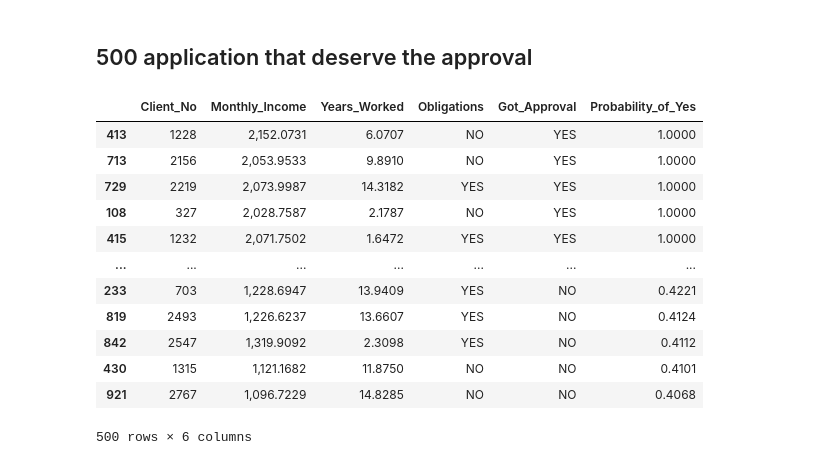
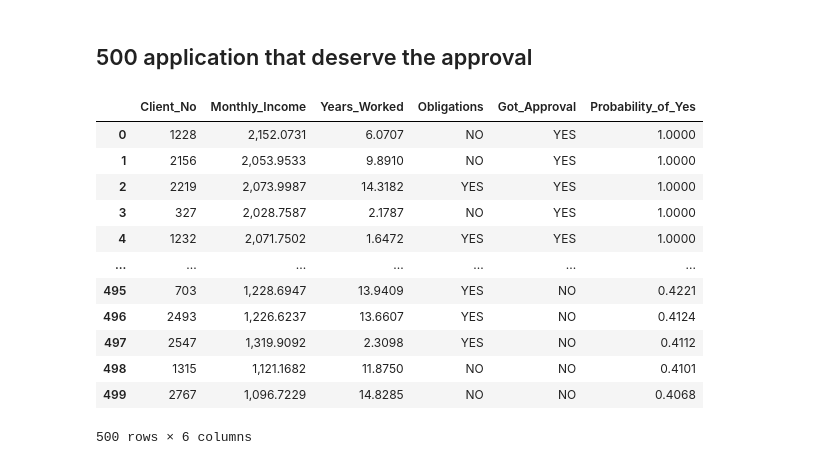
Before and after one commit to poddardelhi/Credit_modeller, a Jupyter notebook: Credit_Analysis.ipynb, the cells around one changed output. Drawn from its saved outputs; the diff is of its cells as text; code cells hidden in the pictures.

```diff
--- a/Credit_Analysis.ipynb
+++ b/Credit_Analysis.ipynb
@@ -573,19 +577,19 @@ df_new_app_LR.loc[df_new_app_LR['Client_No']==200]
 # %%
 pd.options.display.float_format = '{:20,.4f}'.format
 # %%
-df_500_new_app = df_new_app_LR.sort_values(by='Probability_of_Yes', ascending= False)
+df_500_new_app = df_new_app_LR.sort_values(by='Probability_of_Yes', ascending= False, ignore_index= True)
 df_500_new_app.head(500)
 # %% [output]
 |  | Client_No | Monthly_Income | Years_Worked | Obligations | Got_Approval | Probability_of_Yes |
-| 413 | 1228 | 2,152.0731 | 6.0707 | NO | YES | 1.0000 |
-| 713 | 2156 | 2,053.9533 | 9.8910 | NO | YES | 1.0000 |
-| 729 | 2219 | 2,073.9987 | 14.3182 | YES | YES | 1.0000 |
-| 108 | 327 | 2,028.7587 | 2.1787 | NO | YES | 1.0000 |
-| 415 | 1232 | 2,071.7502 | 1.6472 | YES | YES | 1.0000 |
+| 0 | 1228 | 2,152.0731 | 6.0707 | NO | YES | 1.0000 |
+| 1 | 2156 | 2,053.9533 | 9.8910 | NO | YES | 1.0000 |
+| 2 | 2219 | 2,073.9987 | 14.3182 | YES | YES | 1.0000 |
+| 3 | 327 | 2,028.7587 | 2.1787 | NO | YES | 1.0000 |
+| 4 | 1232 | 2,071.7502 | 1.6472 | YES | YES | 1.0000 |
 | ... | ... | ... | ... | ... | ... | ... |
-| 233 | 703 | 1,228.6947 | 13.9409 | YES | NO | 0.4221 |
-| 819 | 2493 | 1,226.6237 | 13.6607 | YES | NO | 0.4124 |
-| 842 | 2547 | 1,319.9092 | 2.3098 | YES | NO | 0.4112 |
-| 430 | 1315 | 1,121.1682 | 11.8750 | NO | NO | 0.4101 |
-| 921 | 2767 | 1,096.7229 | 14.8285 | NO | NO | 0.4068 |
+| 495 | 703 | 1,228.6947 | 13.9409 | YES | NO | 0.4221 |
+| 496 | 2493 | 1,226.6237 | 13.6607 | YES | NO | 0.4124 |
+| 497 | 2547 | 1,319.9092 | 2.3098 | YES | NO | 0.4112 |
+| 498 | 1315 | 1,121.1682 | 11.8750 | NO | NO | 0.4101 |
+| 499 | 2767 | 1,096.7229 | 14.8285 | NO | NO | 0.4068 |
 500 rows × 6 columns
```
Also changed, not shown: parts of 3 cells of this notebook.
